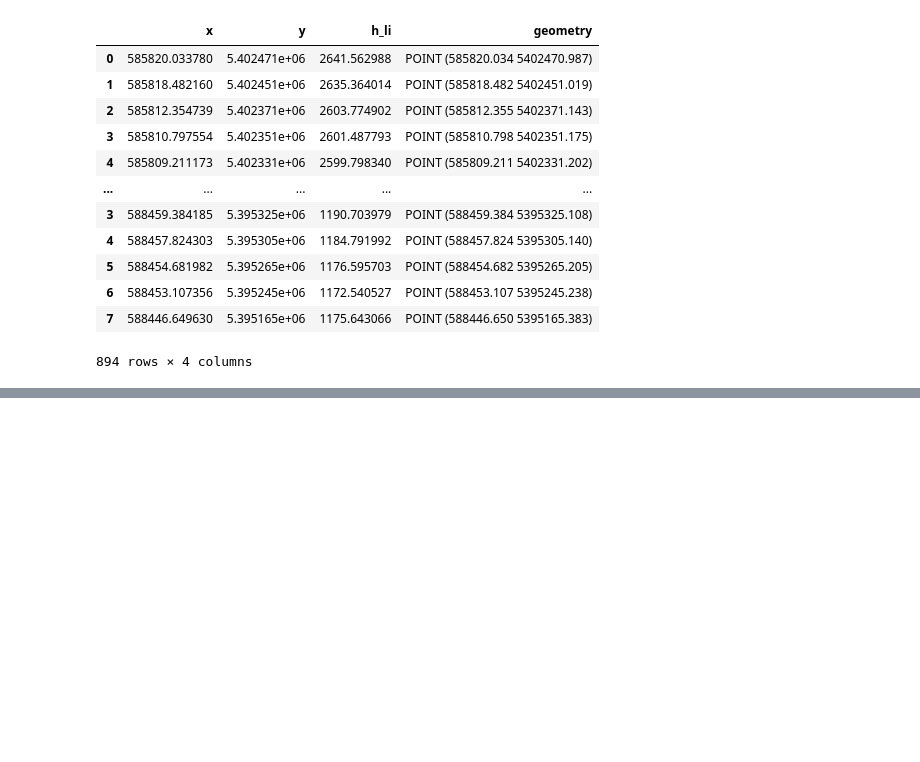
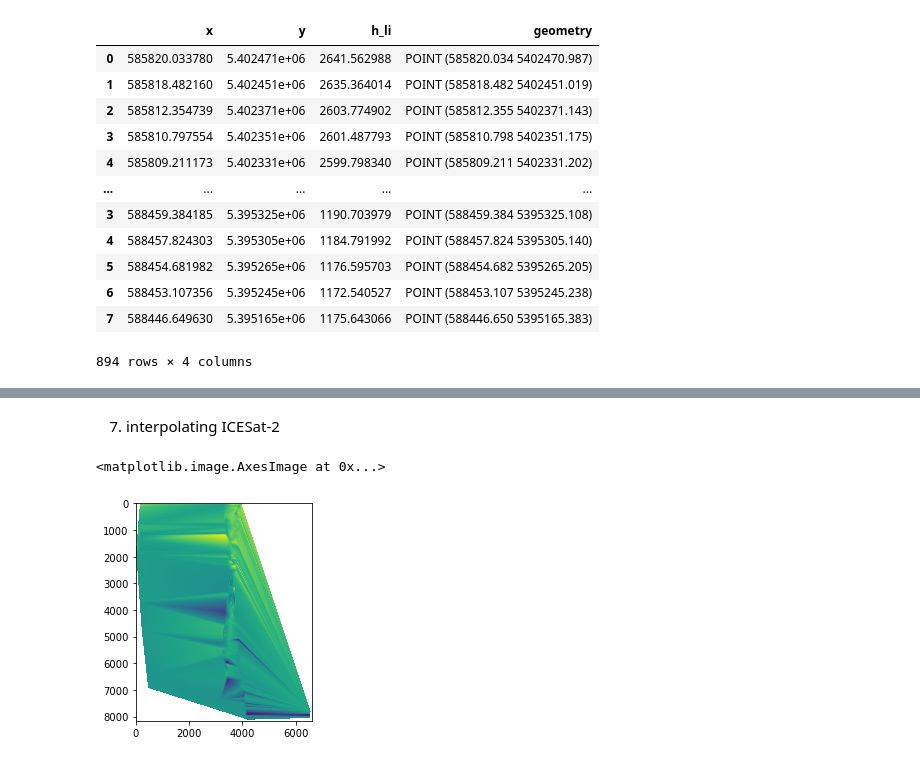
Before and after one commit to ICESAT-2HackWeek/Assimilation, a Jupyter notebook: contributors/whyjz/ICESat2-interp.ipynb, the cells around one changed output, grey strips where cells are left out. Cells and saved outputs as stored; diff of their text form; code cells hidden in the pictures; blank space fills up the shorter version.

```diff
--- a/contributors/whyjz/ICESat2-interp.ipynb
+++ b/contributors/whyjz/ICESat2-interp.ipynb
@@ -210,0 +201,19 @@ plt.imshow(a)
+# %% [markdown]
+7. interpolating ICESat-2
+# %%
+from scipy import interpolate
+
+ddf_xy_cleaned = list(zip(ddf_gpd_cleaned['x'], ddf_gpd_cleaned['y']))
+# print(type(ddf_xy_cleaned))
+
+grid_x, grid_y = np.meshgrid(dem.x, dem.y)
+# print(np.random.rand(1000, 2))
+
+# print(ddf_xy_cleaned)
+
+grid_off = interpolate.griddata(ddf_xy_cleaned, list(ddf_gpd_cleaned['li_raster']), (grid_x, grid_y), method='linear')
+
+plt.imshow(grid_off)
+# %% [output]
+<matplotlib.image.AxesImage at 0x...>
+[figure, added]
```
Also changed, not shown: parts of 14 cells of this notebook.
